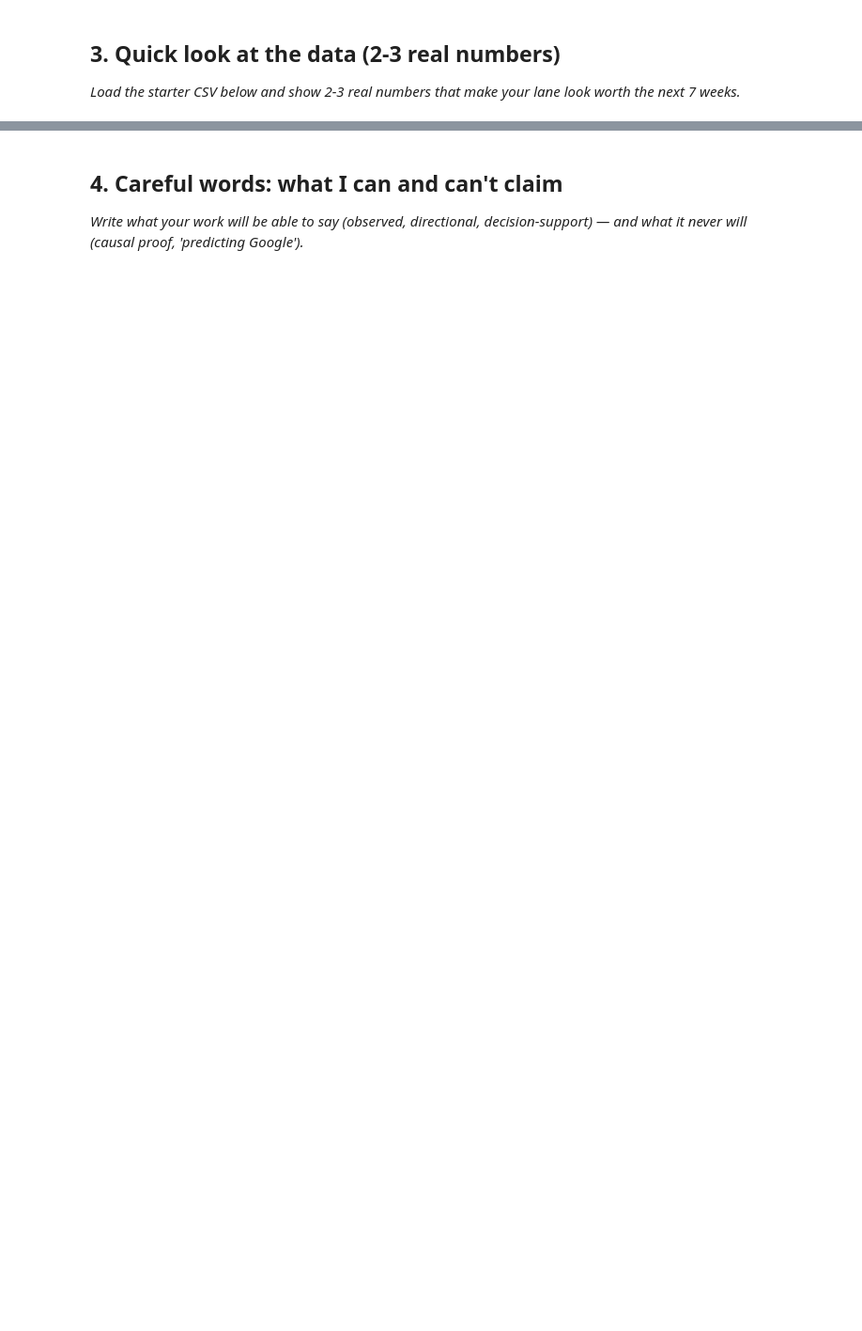
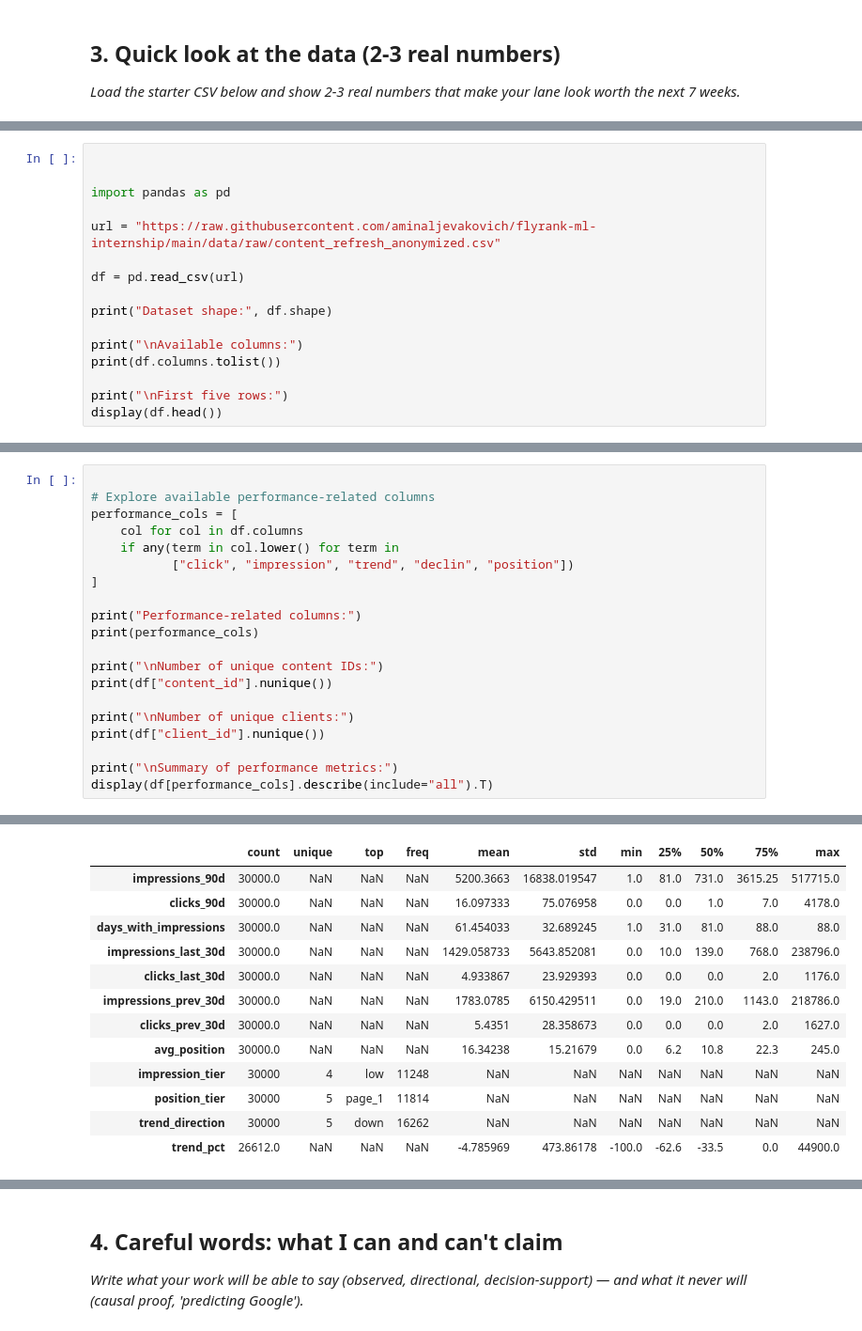
Before and after one commit to aminaljevakovich/flyrank-ml-internship, a Jupyter notebook: work/notebooks/w01_research_question.ipynb, the cells around one changed output, grey strips where cells are left out. Shown at 94% size. Saved outputs shown, nothing was run; the diff lists cells and outputs as text; blank space fills up the shorter version.

```diff
--- a/work/notebooks/w01_research_question.ipynb
+++ b/work/notebooks/w01_research_question.ipynb
@@ -29,0 +50,16 @@ This skeleton is yours to fill. Work the sections **in order** — each one has
+# %%
+
+
+import pandas as pd
+
+url = "https://raw.githubusercontent.com/aminaljevakovich/flyrank-ml-internship/main/data/raw/content_refresh_anonymized.csv"
+
+df = pd.read_csv(url)
+
+print("Dataset shape:", df.shape)
+
+print("\nAvailable columns:")
+print(df.columns.tolist())
+
+print("\nFirst five rows:")
+display(df.head())
@@ -29,0 +80,21 @@ This skeleton is yours to fill. Work the sections **in order** — each one has
+# %%
+
+# Explore available performance-related columns
+performance_cols = [
+    col for col in df.columns
+    if any(term in col.lower() for term in
+           ["click", "impression", "trend", "declin", "position"])
+]
+
+print("Performance-related columns:")
+print(performance_cols)
+
+print("\nNumber of unique content IDs:")
+print(df["content_id"].nunique())
+
+print("\nNumber of unique clients:")
+print(df["client_id"].nunique())
+
+print("\nSummary of performance metrics:")
+display(df[performance_cols].describe(include="all").T)
+# %% [output]
@@ -29,0 +111,13 @@ This skeleton is yours to fill. Work the sections **in order** — each one has
+|  | count | unique | top | freq | mean | std | min | 25% | 50% | 75% | max |
+| impressions_90d | 30000.0 | NaN | NaN | NaN | 5200.3663 | 16838.019547 | 1.0 | 81.0 | 731.0 | 3615.25 | 517715.0 |
+| clicks_90d | 30000.0 | NaN | NaN | NaN | 16.097333 | 75.076958 | 0.0 | 0.0 | 1.0 | 7.0 | 4178.0 |
+| days_with_impressions | 30000.0 | NaN | NaN | NaN | 61.454033 | 32.689245 | 1.0 | 31.0 | 81.0 | 88.0 | 88.0 |
+| impressions_last_30d | 30000.0 | NaN | NaN | NaN | 1429.058733 | 5643.852081 | 0.0 | 10.0 | 139.0 | 768.0 | 238796.0 |
+| clicks_last_30d | 30000.0 | NaN | NaN | NaN | 4.933867 | 23.929393 | 0.0 | 0.0 | 0.0 | 2.0 | 1176.0 |
+| impressions_prev_30d | 30000.0 | NaN | NaN | NaN | 1783.0785 | 6150.429511 | 0.0 | 19.0 | 210.0 | 1143.0 | 218786.0 |
+| clicks_prev_30d | 30000.0 | NaN | NaN | NaN | 5.4351 | 28.358673 | 0.0 | 0.0 | 0.0 | 2.0 | 1627.0 |
+| avg_position | 30000.0 | NaN | NaN | NaN | 16.34238 | 15.21679 | 0.0 | 6.2 | 10.8 | 22.3 | 245.0 |
+| impression_tier | 30000 | 4 | low | 11248 | NaN | NaN | NaN | NaN | NaN | NaN | NaN |
+| position_tier | 30000 | 5 | page_1 | 11814 | NaN | NaN | NaN | NaN | NaN | NaN | NaN |
+| trend_direction | 30000 | 5 | down | 16262 | NaN | NaN | NaN | NaN | NaN | NaN | NaN |
+| trend_pct | 26612.0 | NaN | NaN | NaN | -4.785969 | 473.86178 | -100.0 | -62.6 | -33.5 | 0.0 | 44900.0 |
```
Also changed, not shown: parts of 11 cells of this notebook.
